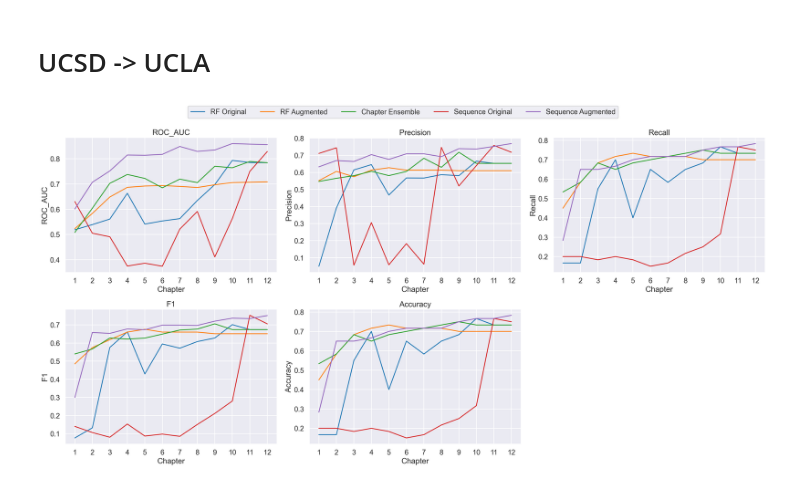
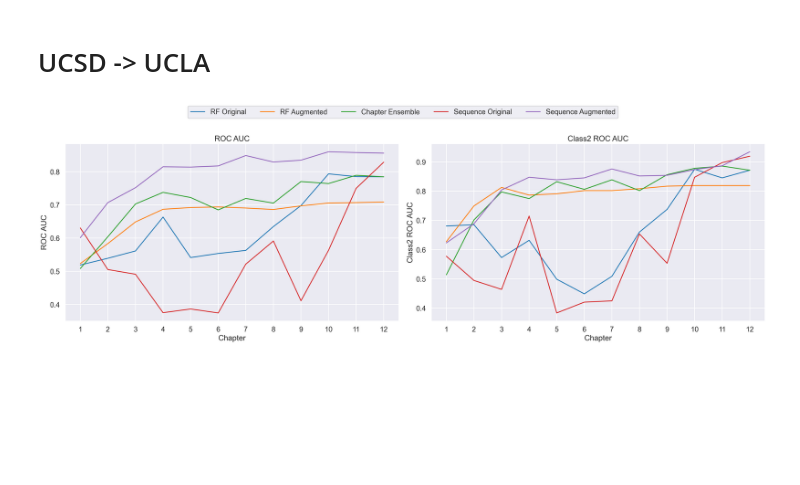
Before and after one commit to 4lic3X/early_prediction, a Jupyter notebook: prediction_v6/plots.ipynb, the cells around one changed output. Cells and saved outputs as stored; diff of their text form; code cells hidden in the pictures; blank space fills up the shorter version.

```diff
--- a/prediction_v6/plots.ipynb
+++ b/prediction_v6/plots.ipynb
@@ -46,8 +33,8 @@ transfer_data = pd.read_csv("metrics/transfer_metrics_finetune.csv")
 # %%
 utils.plot_metrics_subplots(
     transfer_data,
     limit_y=False,
-    metrics_to_plot=["ROC_AUC", "Precision", "Recall", "F1", "Accuracy"],
+    metrics_to_plot=["ROC_AUC", "Class2_ROC_AUC"],
 )
 # %% [output]
-[figure, old version]
+[figure, new version]
```
Also changed, not shown: parts of 3 cells of this notebook, 2 other files.
